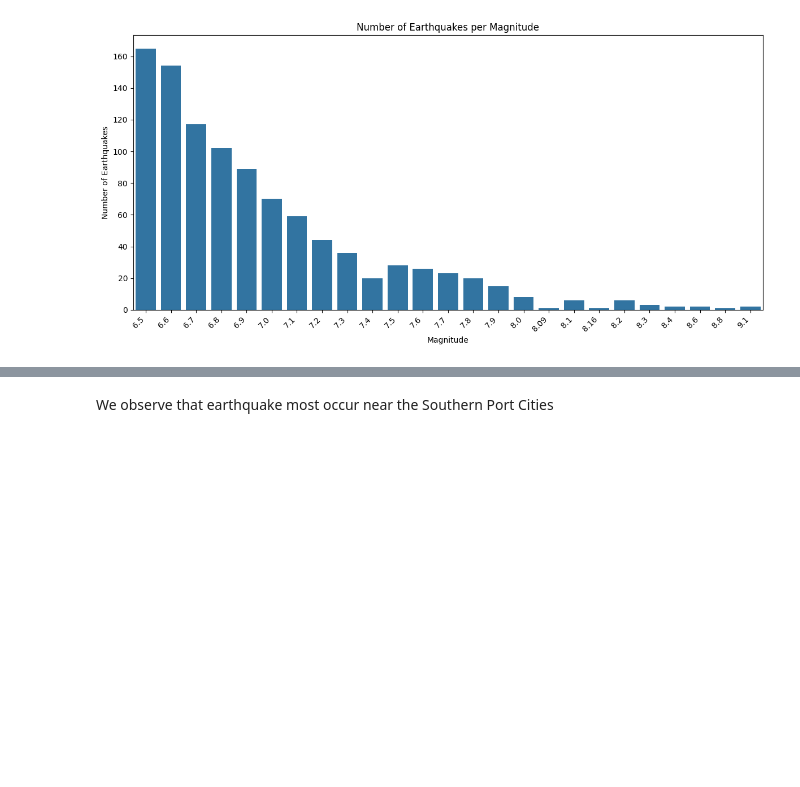
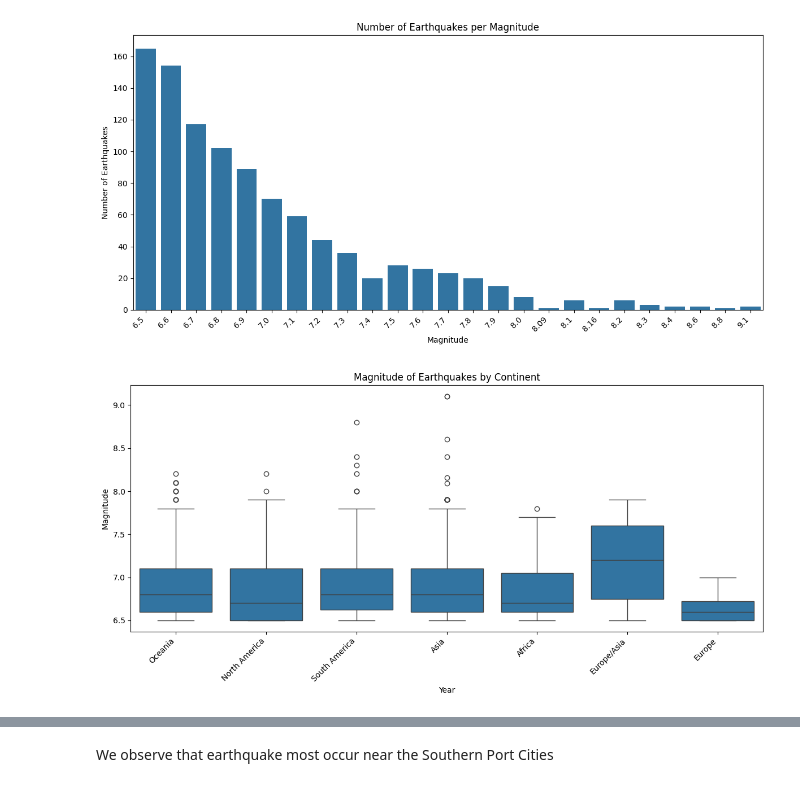
Before and after one commit to balajkhalid/earthquake_analysis, a Jupyter notebook: earthquake.ipynb, the cells around one changed output, grey strips where cells are left out. Cells and saved outputs as stored; diff of their text form; code cells hidden in the pictures; blank space fills up the shorter version.

```diff
--- a/earthquake.ipynb
+++ b/earthquake.ipynb
@@ -345,3 +345,14 @@ plt.tight_layout()
 plt.show()
 # %% [output]
 [figure]
+# %%
+plt.figure(figsize=(12, 6))
+sns.boxplot(x='continent', y='magnitude', data=df)
+plt.xlabel('Year')
+plt.ylabel('Magnitude')
+plt.title('Magnitude of Earthquakes by Continent')
+plt.xticks(rotation=45, ha='right')
+plt.tight_layout()
+plt.show()
+# %% [output]
+[figure, added]
```
Also changed, not shown: parts of 8 cells of this notebook.
